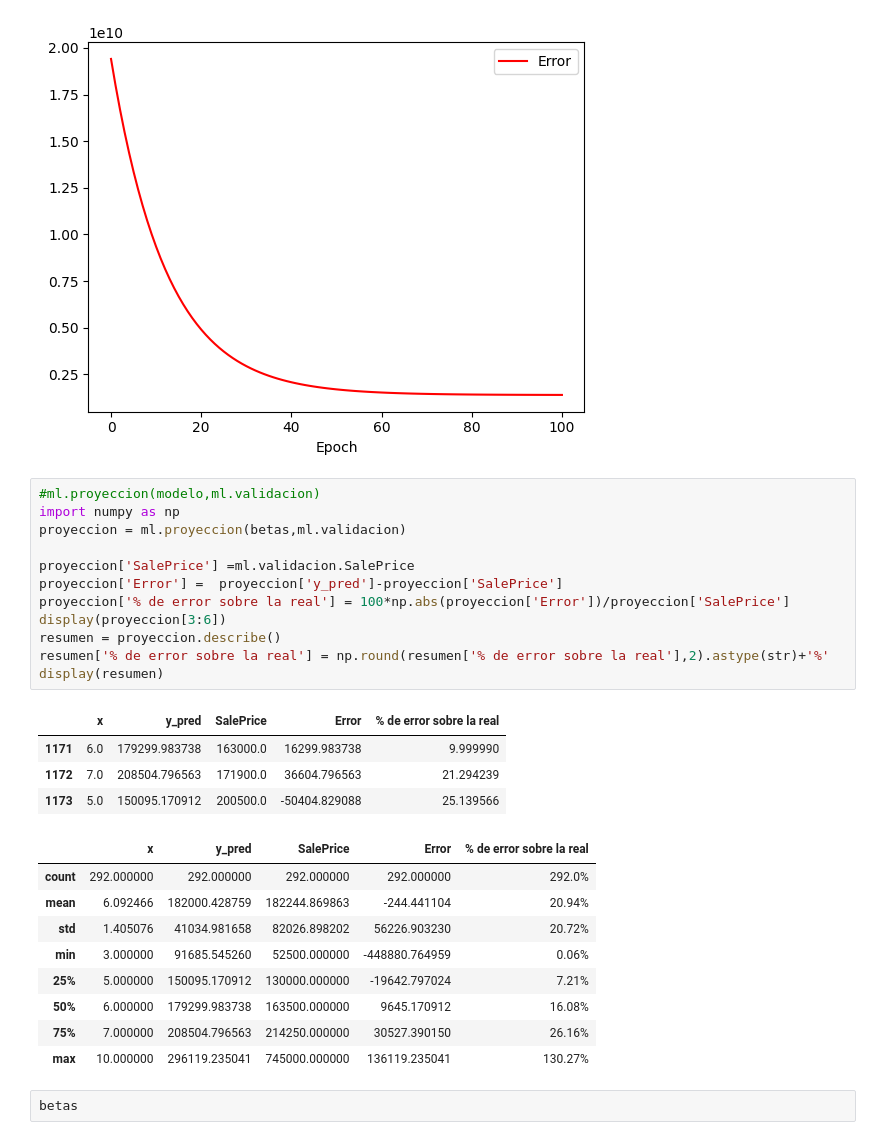
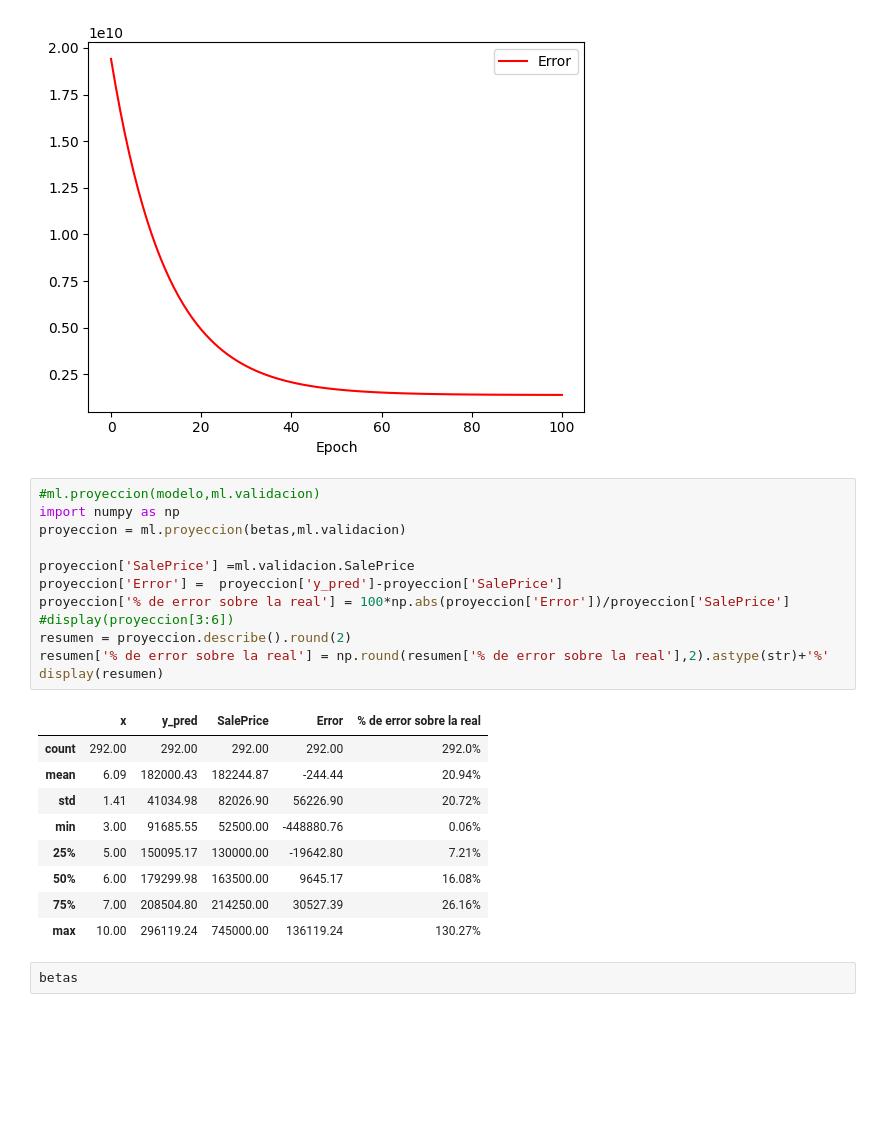
Before and after one commit to ronaldbailey/Proyecto-1---Regresi-n-con-Progra-, a Jupyter notebook: Proyecto #1 - (Regresión con Progra).ipynb, the cells around one changed output. Drawn from its saved outputs; the diff is of its cells as text; blank space fills up the shorter version.

```diff
--- a/Proyecto #1 - (Regresión con Progra).ipynb
+++ b/Proyecto #1 - (Regresión con Progra).ipynb
@@ -74,29 +74,25 @@ modelo.plot(x="Epoch", y="Error",color='red')
 # %%
 #ml.proyeccion(modelo,ml.validacion)
 import numpy as np
 proyeccion = ml.proyeccion(betas,ml.validacion)
 
 proyeccion['SalePrice'] =ml.validacion.SalePrice
 proyeccion['Error'] =  proyeccion['y_pred']-proyeccion['SalePrice']
 proyeccion['% de error sobre la real'] = 100*np.abs(proyeccion['Error'])/proyeccion['SalePrice']
-display(proyeccion[3:6])
-resumen = proyeccion.describe()
+#display(proyeccion[3:6])
+resumen = proyeccion.describe().round(2)
 resumen['% de error sobre la real'] = np.round(resumen['% de error sobre la real'],2).astype(str)+'%'
 display(resumen)
 # %% [output]
 |  | x | y_pred | SalePrice | Error | % de error sobre la real |
-| 1171 | 6.0 | 179299.983738 | 163000.0 | 16299.983738 | 9.999990 |
-| 1172 | 7.0 | 208504.796563 | 171900.0 | 36604.796563 | 21.294239 |
-| 1173 | 5.0 | 150095.170912 | 200500.0 | -50404.829088 | 25.139566 |
+| count | 292.00 | 292.00 | 292.00 | 292.00 | 292.0% |
+| mean | 6.09 | 182000.43 | 182244.87 | -244.44 | 20.94% |
+| std | 1.41 | 41034.98 | 82026.90 | 56226.90 | 20.72% |
+| min | 3.00 | 91685.55 | 52500.00 | -448880.76 | 0.06% |
+| 25% | 5.00 | 150095.17 | 130000.00 | -19642.80 | 7.21% |
+| 50% | 6.00 | 179299.98 | 163500.00 | 9645.17 | 16.08% |
+| 75% | 7.00 | 208504.80 | 214250.00 | 30527.39 | 26.16% |
+| max | 10.00 | 296119.24 | 745000.00 | 136119.24 | 130.27% |
-|  | x | y_pred | SalePrice | Error | % de error sobre la real |
-| count | 292.000000 | 292.000000 | 292.000000 | 292.000000 | 292.0% |
-| mean | 6.092466 | 182000.428759 | 182244.869863 | -244.441104 | 20.94% |
-| std | 1.405076 | 41034.981658 | 82026.898202 | 56226.903230 | 20.72% |
-| min | 3.000000 | 91685.545260 | 52500.000000 | -448880.764959 | 0.06% |
-| 25% | 5.000000 | 150095.170912 | 130000.000000 | -19642.797024 | 7.21% |
-| 50% | 6.000000 | 179299.983738 | 163500.000000 | 9645.170912 | 16.08% |
-| 75% | 7.000000 | 208504.796563 | 214250.000000 | 30527.390150 | 26.16% |
-| max | 10.000000 | 296119.235041 | 745000.000000 | 136119.235041 | 130.27% |
 # %%
 betas
 # %% [output]
```
Also changed, not shown: 2 other files.
